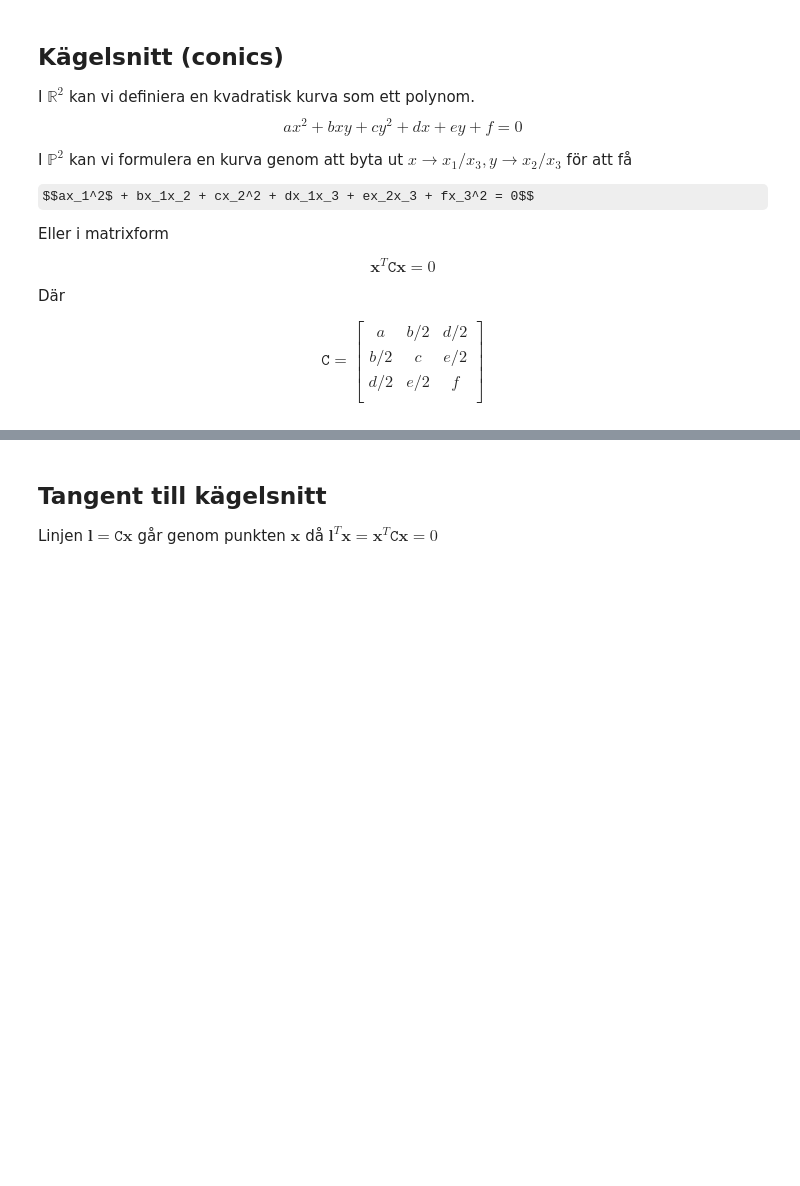
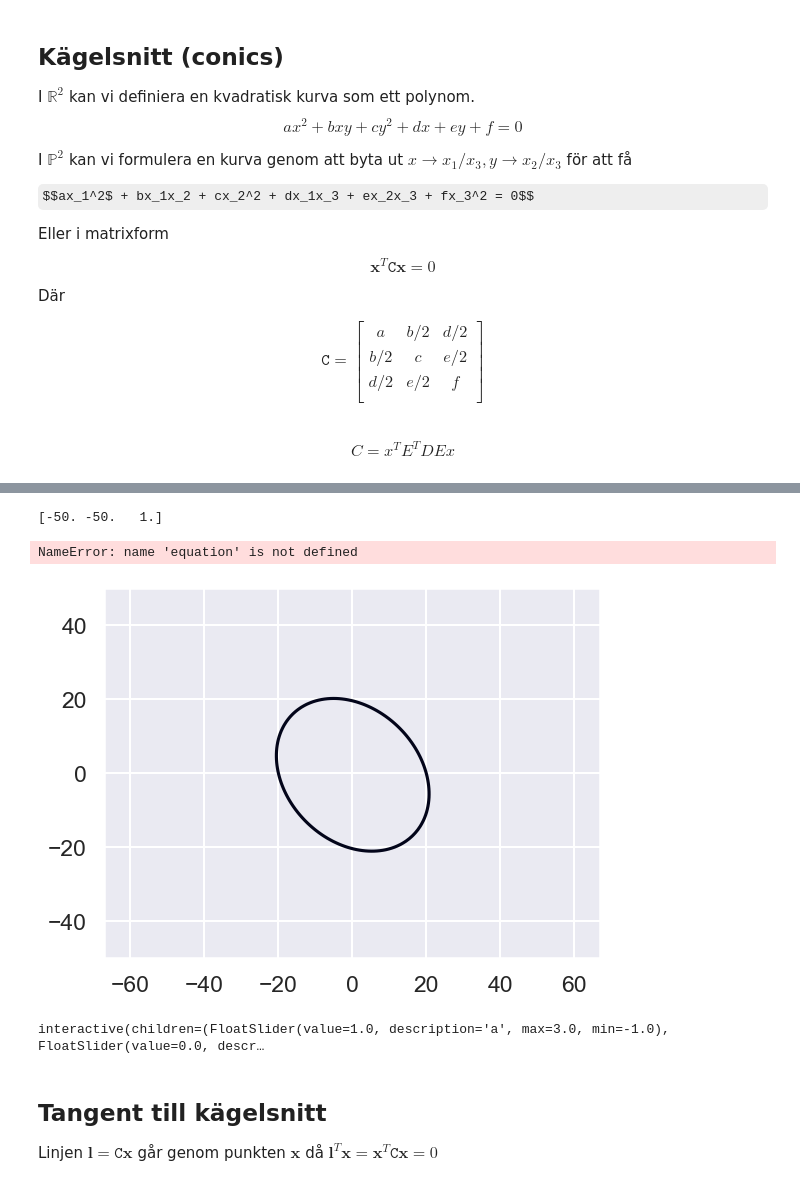
Before and after one commit to rasmusgo/multiple-view-geometry, a Jupyter notebook: chapter2.ipynb, the cells around one changed output, grey strips where cells are left out. Saved outputs shown, nothing was run; the diff lists cells and outputs as text; code cells hidden in the pictures; some formulas as TeX source; blank space fills up the shorter version.

```diff
--- a/chapter2.ipynb
+++ b/chapter2.ipynb
@@ -37,5 +37,9 @@ På samma sätt är linjen genom två punkter $\mathbf{x}$ och $\mathbf{x}'$
 $\mathbf{l} = \mathbf{x} \times \mathbf{x}'$
 # %%
-from matplotlib import pyplot as plt
-plt.style.use('fivethirtyeight')
+import seaborn as sns
+sns.set_theme()
+sns.set(style='darkgrid', context='talk', palette='Pastel1')
+
+#from matplotlib import pyplot as plt
+#plt.style.use('fivethirtyeight')
 # %%
@@ -113,6 +124,8 @@ b/2 & c & e/2 \\
 d/2 & e/2 & f \\
 \end{bmatrix}
 $$
+# %% [markdown]
+$$C = x^TE^TDEx$$
 # %% [markdown]
 * Studerades redan på 200-talet före Kristus av Apollonius från Perga.
 
@@ -123,34 +136,44 @@ def plot_conic(conic, bounds=None, n=128):
     ((ax, ay), (bx, by)) = bounds or BOUNDS
     x, y = np.meshgrid(np.linspace(ax, bx, n), np.linspace(ay, by, n))
     p = np.array((x, y, np.ones(x.shape))).transpose()
-    equation = np.einsum('ijk,kn,ijn->ij', p, conic, p)  # p.T * C * p
+    tmp = p.reshape((128*128, 3)).T
+    print(tmp[:, 0])
+    #equation = np.einsum('ijk,kn,ijn->ij', p, conic, p)  # p.T * C * p
     plt.contour(x, y, equation, [0])
     plt.axis('equal')
 
 # x^2 + y^2 = 20^2
 C = np.array([
-    [1, 0, 0],
-    [0, 1, 0],
+    [2, 1, 0],
+    [1, 1, 0],
     [0, 0, -400],
 ])
 
 plot_conic(C)
+# %% [output]
+[-50. -50.   1.]
+NameError: name 'equation' is not defined
 # %%
-def conic(a, b, c, d, e, f):
+def as_matrix(a, b, c, d, e, f):
     """Arranges a conic in polynomial form in a C-matrix"""
     return np.array([
         [ a,  b/2, d/2],
         [b/2,   c, e/2],
         [d/2, e/2,   f],
     ])
 
-plot_conic(conic(1, 0, 1, 0, 0, -400))
+plot_conic(as_matrix(1, 0.5, 1, 1, 0, -400))
+# %% [output]
+[figure, added]
 # %%
 from ipywidgets import interact
+
 @interact(a=1.0, b=(-2.0, 2.0), c=1.0, d=(-50.0, 50.0), e=(-50.0, 50.0), f=-400.0)
 def interactive_demo(a, b, c, d, e, f):
     print(np.array([a, b, c, d, e, f]))
-    plot_conic(conic(a, b, c, d, e, f))
+    plot_conic(as_matrix(a, b, c, d, e, f))
+# %% [output]
+interactive(children=(FloatSlider(value=1.0, description='a', max=3.0, min=-1.0), FloatSlider(value=0.0, descr…
 # %% [markdown]
 ## Tangent till kägelsnitt
 Linjen $\mathbf{l} = \mathtt{C}\mathbf{x}$ går genom punkten $\mathbf{x}$ då $\mathbf{l}^T\mathbf{x} = \mathbf{x}^T\mathtt{C}\mathbf{x} = 0$
```
Also changed, not shown: parts of 11 cells of this notebook.
